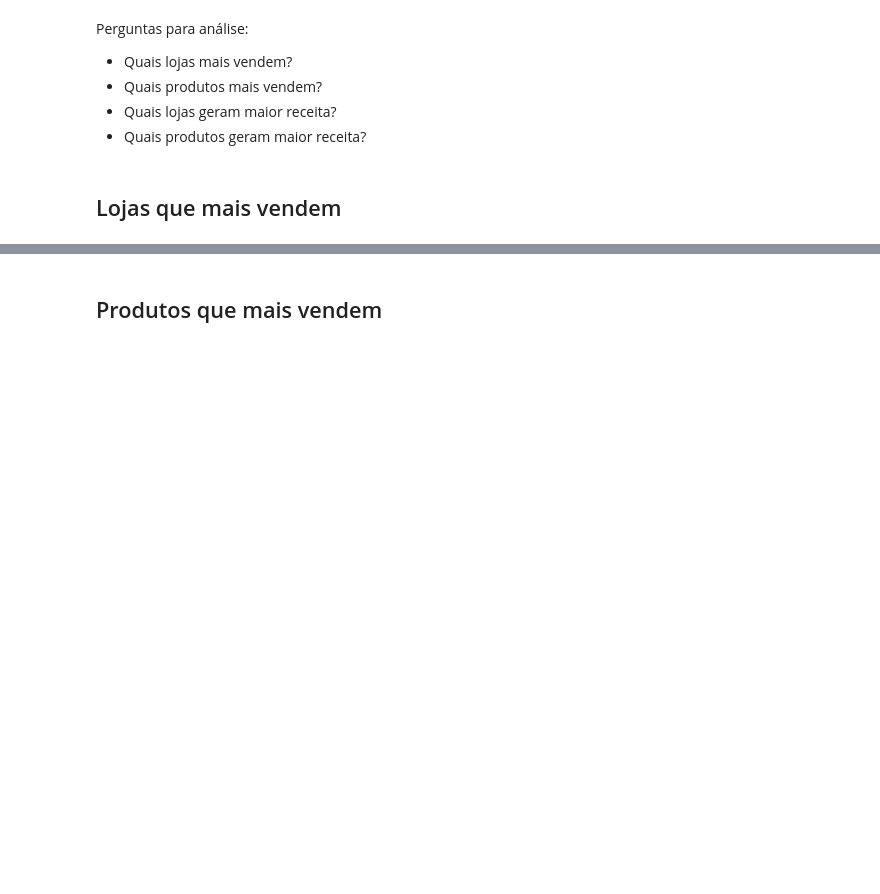
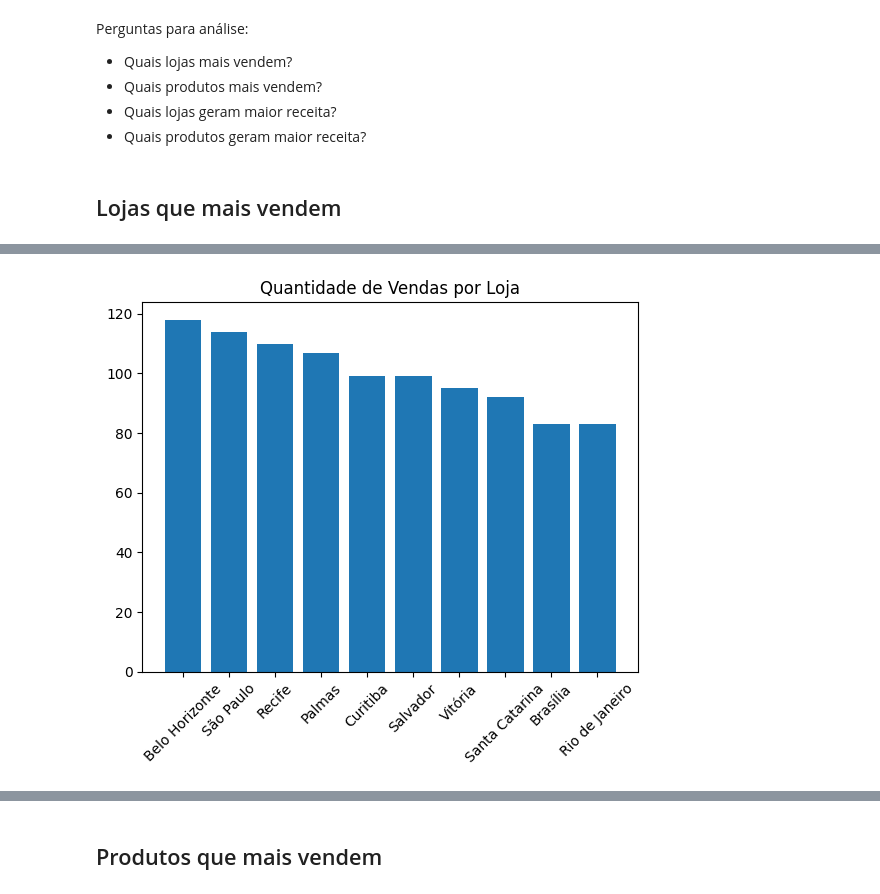
Before and after one commit to jonataspedro01/ProjetosIFRN, a Jupyter notebook: python/temp_04_analise_p1_MODELO.ipynb, the cells around one changed output, grey strips where cells are left out. Saved outputs shown, nothing was run; the diff lists cells and outputs as text; code cells hidden in the pictures; blank space fills up the shorter version.

```diff
--- a/python/temp_04_analise_p1_MODELO.ipynb
+++ b/python/temp_04_analise_p1_MODELO.ipynb
@@ -61,0 +186,13 @@ Perguntas para análise:
+# %%
+"""
+A função xticks rotaciona as legendas do eixo x
+"""
+
+grafico_lojas = lista_geral.groupby('loja_cidade').count().produto_produto.sort_values(ascending=False)
+
+plt.bar(grafico_lojas.index, grafico_lojas.values)
+plt.title('Quantidade de Vendas por Loja')
+plt.xticks(rotation=45)
+plt.show()
+# %% [output]
+[figure, added]
```
Also changed, not shown: parts of 10 cells of this notebook.
